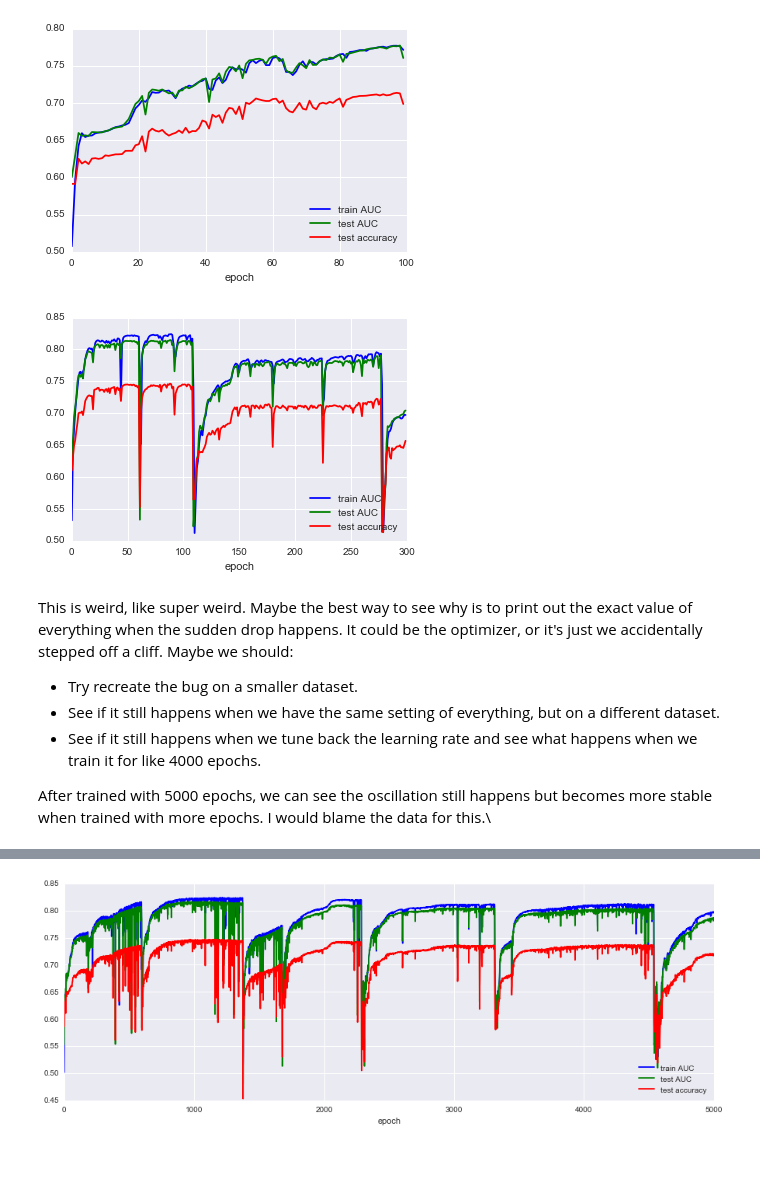
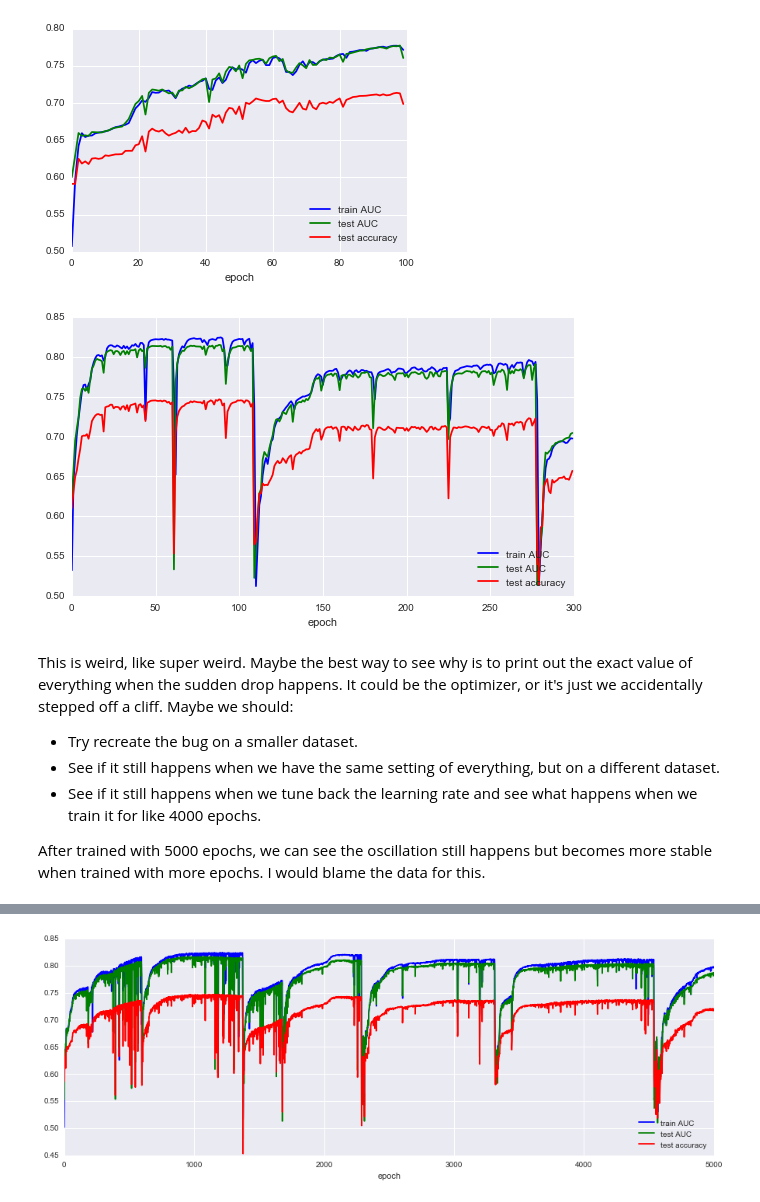
Before and after one commit to GaoSida/DKT, a Jupyter notebook: 2_performance_analysis.ipynb, the cells around one changed output, grey strips where cells are left out. Drawn from its saved outputs; the diff is of its cells as text; code cells hidden in the pictures; blank space fills up the shorter version.

```diff
--- a/2_performance_analysis.ipynb
+++ b/2_performance_analysis.ipynb
@@ -62,16 +62,17 @@ plt.show()
 # %% [output]
 [figure]
 # %%
+plt.figure(figsize=(9, 5))
 log = read_performance_log('synthetic/save_during_dataset9_paraset5/performance.txt',
                            ['loss', 'train AUC', 'test AUC', 'test accuracy'])
 plt.plot(log['epoch'], log['train AUC'], '-b', label='train AUC')
 plt.plot(log['epoch'], log['test AUC'], '-g', label='test AUC')
 plt.plot(log['epoch'], log['test accuracy'], '-r', label='test accuracy')
 plt.xlabel('epoch')
 plt.legend(loc='lower right')
 plt.show()
 # %% [output]
-[figure, old version]
+[figure, new version]
 # %% [markdown]
 This is weird, like super weird. Maybe the best way to see why is to print out the exact value of everything when the sudden drop happens. It could be the optimizer, or it's just we accidentally stepped off a cliff. Maybe we should:
 
@@ -79,4 +80,4 @@ This is weird, like super weird. Maybe the best way to see why is to print out t
 * See if it still happens when we have the same setting of everything, but on a different dataset.
 * See if it still happens when we tune back the learning rate and see what happens when we train it for like 4000 epochs.
 
-After trained with 5000 epochs, we can see the oscillation still happens but becomes more stable when trained with more epochs. I would blame the data for this.\
+After trained with 5000 epochs, we can see the oscillation still happens but becomes more stable when trained with more epochs. I would blame the data for this.
```
Also changed, not shown: parts of 2 cells of this notebook, 55 other files.
